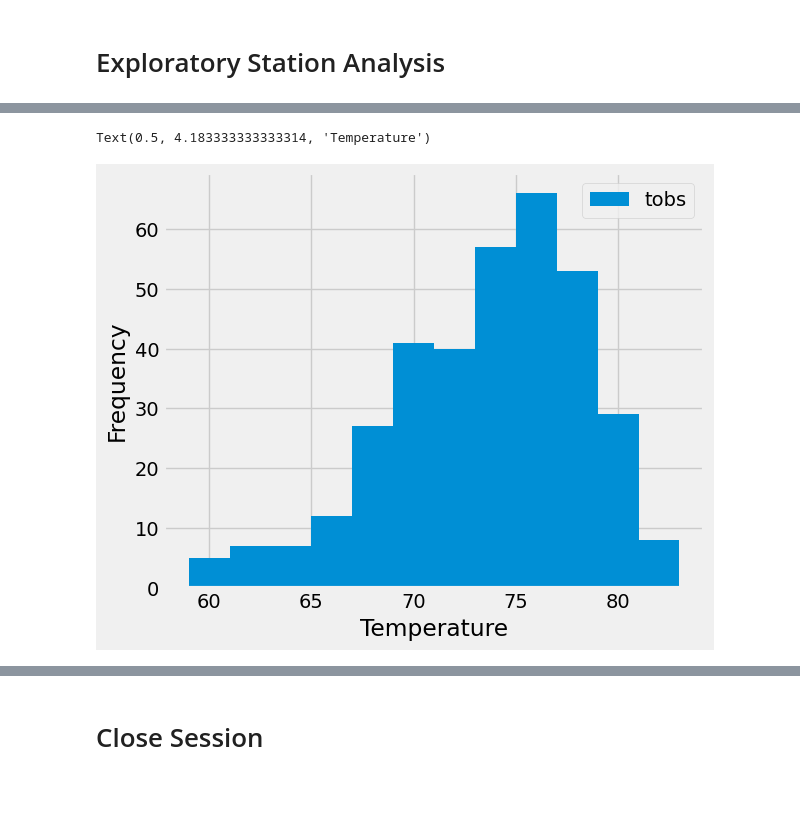
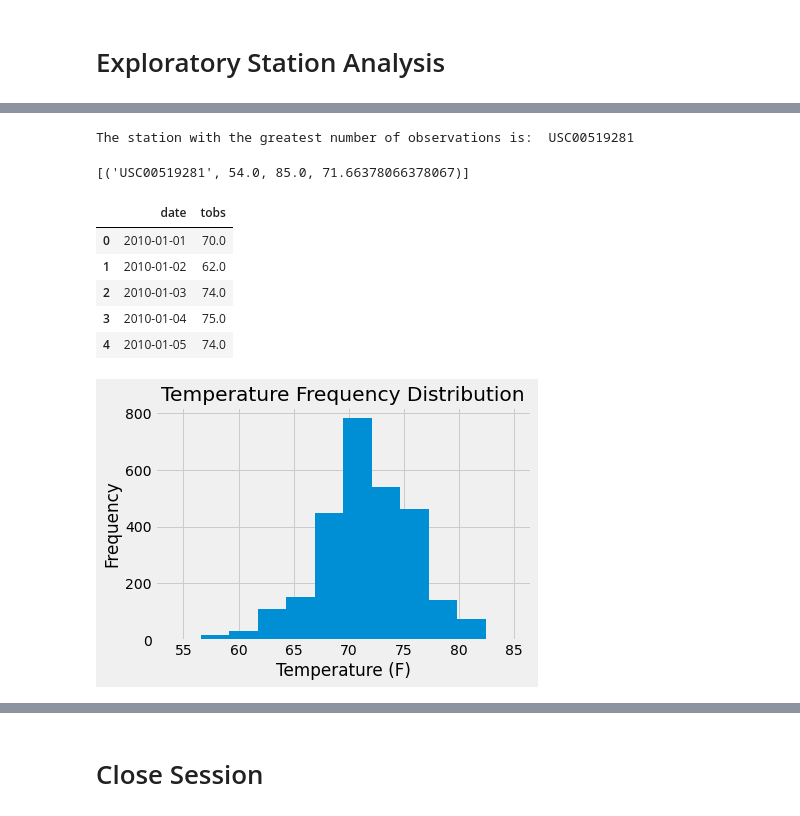
Before and after one commit to gmitt98/sqlalchemy-challenge, a Jupyter notebook: SurfsUp/climate_starter.ipynb, the cells around one changed output, grey strips where cells are left out. Saved outputs shown, nothing was run; the diff lists cells and outputs as text; code cells hidden in the pictures; blank space fills up the shorter version.

```diff
--- a/SurfsUp/climate_starter.ipynb
+++ b/SurfsUp/climate_starter.ipynb
@@ -190,6 +320,56 @@ Text(0, 0.5, 'Inches')
+# %%
+# save the most active station name for use in the detailed station analysis below
+
+most_active_station_name = result_list[0][0]
+print('The station with the greatest number of observations is: ', most_active_station_name)
+# %% [output]
+The station with the greatest number of observations is:  USC00519281
+# %%
+# Using the most active station id from the previous query, calculate the lowest, highest, and average temperature.
+
+# I am re-using the format that worked for me previously with the ':' format to parameterize the query
+query = 'select station, min(tobs), max(tobs), avg(tobs) from measurement where station = :most_active_station_name'
+most_active_data_query = session.execute(query, {'most_active_station_name':most_active_station_name})
+most_active_data = []
+for row in most_active_data_query:
+    most_active_data.append(row)
+print(most_active_data)
+# %% [output]
+[('USC00519281', 54.0, 85.0, 71.66378066378067)]
+# %%
+# Using the most active station id
+# Query the last 12 months of temperature observation data for this station
+
+query = 'select date, tobs from measurement where station = :most_active_station_name'
+most_active_data_query_hist = session.execute(query, {'most_active_station_name':most_active_station_name})
+most_active_data_dict = [] # I will write the data to a dictionary that makes it easy to conver to dataframe
+for row in most_active_data_query_hist:
+    most_active_data_dict.append({'date': row[0], 'tobs': row[1]})
+# %%
+# Make the dataframe for the most active station
+df_most_active = pd.DataFrame(most_active_data_dict)
+df_most_active.head()
+# %% [output]
+|  | date | tobs |
+| 0 | 2010-01-01 | 70.0 |
+| 1 | 2010-01-02 | 62.0 |
+| 2 | 2010-01-03 | 74.0 |
+| 3 | 2010-01-04 | 75.0 |
+| 4 | 2010-01-05 | 74.0 |
 # %%
 # Using the most active station id
 # Query the last 12 months of temperature observation data for this station and plot the results as a histogram
+
+# histogram with bins = 12 as requested
+
+df_most_active['tobs'].plot.hist(bins=12)
+
+# set the x and y axis labels and title
+plt.xlabel('Temperature (F)')
+plt.ylabel('Frequency')
+plt.title('Temperature Frequency Distribution')
+
+# display the histogram
+plt.show()
 # %% [output]
-Text(0.5, 4.183333333333314, 'Temperature')
-[figure, old version]
+[figure, new version]
```
Also changed, not shown: parts of 26 cells of this notebook.
